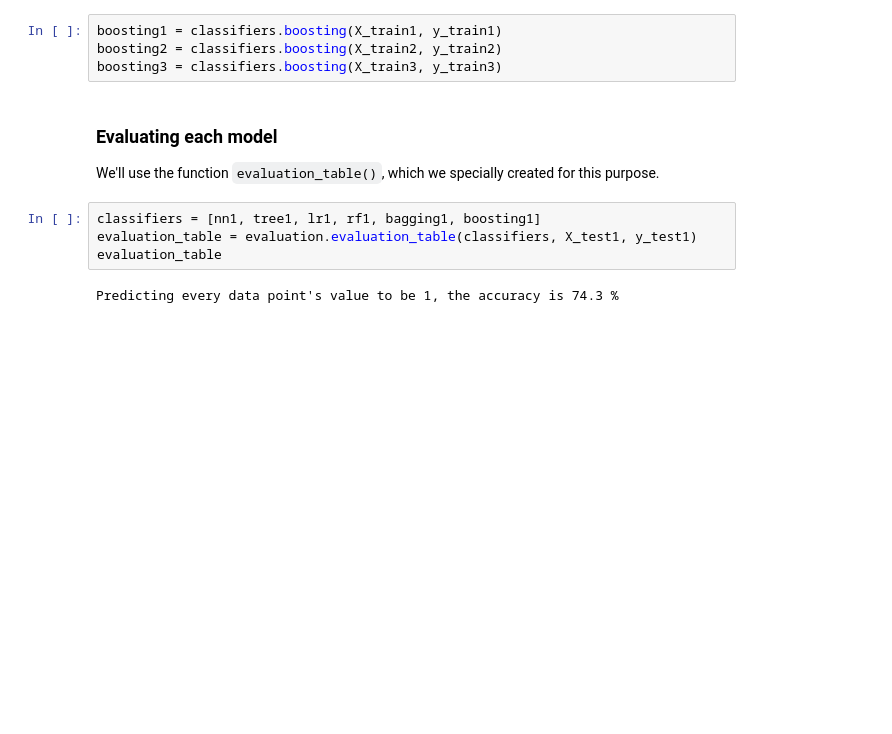
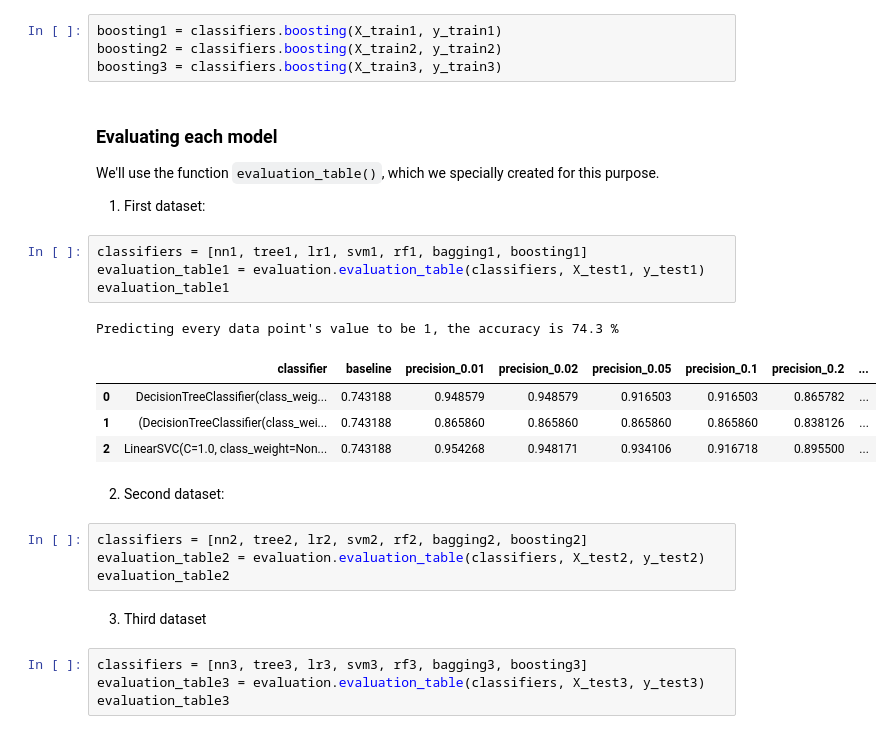
Before and after one commit to luisesanmartin/mlpp-harris, a Jupyter notebook: assignment3/analysis-writeup.ipynb, the cells around one changed output. Saved outputs shown, nothing was run; the diff lists cells and outputs as text; blank space fills up the shorter version.

```diff
--- a/assignment3/analysis-writeup.ipynb
+++ b/assignment3/analysis-writeup.ipynb
@@ -375,9 +375,27 @@ boosting3 = classifiers.boosting(X_train3, y_train3)
 ### Evaluating each model
 
 We'll use the function `evaluation_table()`, which we specially created for this purpose.
+
+1. First dataset:
 # %%
-classifiers = [nn1, tree1, lr1, rf1, bagging1, boosting1]
-evaluation_table = evaluation.evaluation_table(classifiers, X_test1, y_test1)
-evaluation_table
+classifiers = [nn1, tree1, lr1, svm1, rf1, bagging1, boosting1]
+evaluation_table1 = evaluation.evaluation_table(classifiers, X_test1, y_test1)
+evaluation_table1
 # %% [output]
 Predicting every data point's value to be 1, the accuracy is 74.3 %
+|  | classifier | baseline | precision_0.01 | precision_0.02 | precision_0.05 | precision_0.1 | precision_0.2 | ... |
+| 0 | DecisionTreeClassifier(class_weig... | 0.743188 | 0.948579 | 0.948579 | 0.916503 | 0.916503 | 0.865782 | ... |
+| 1 | (DecisionTreeClassifier(class_wei... | 0.743188 | 0.865860 | 0.865860 | 0.865860 | 0.865860 | 0.838126 | ... |
+| 2 | LinearSVC(C=1.0, class_weight=Non... | 0.743188 | 0.954268 | 0.948171 | 0.934106 | 0.916718 | 0.895500 | ... |
+# %% [markdown]
+2. Second dataset:
+# %%
+classifiers = [nn2, tree2, lr2, svm2, rf2, bagging2, boosting2]
+evaluation_table2 = evaluation.evaluation_table(classifiers, X_test2, y_test2)
+evaluation_table2
+# %% [markdown]
+3. Third dataset
+# %%
+classifiers = [nn3, tree3, lr3, svm3, rf3, bagging3, boosting3]
+evaluation_table3 = evaluation.evaluation_table(classifiers, X_test3, y_test3)
+evaluation_table3
```
Also changed, not shown: parts of 1 cell of this notebook, 1 other file.
